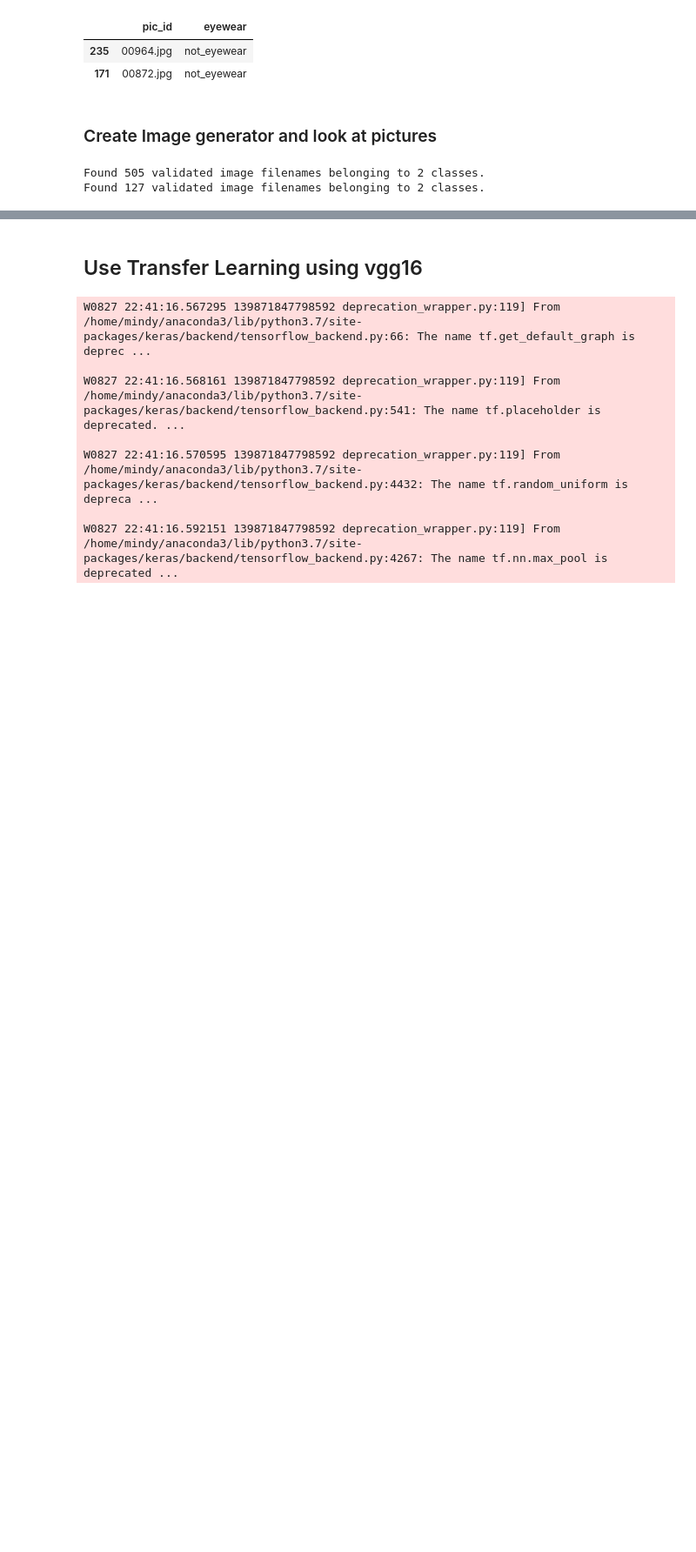
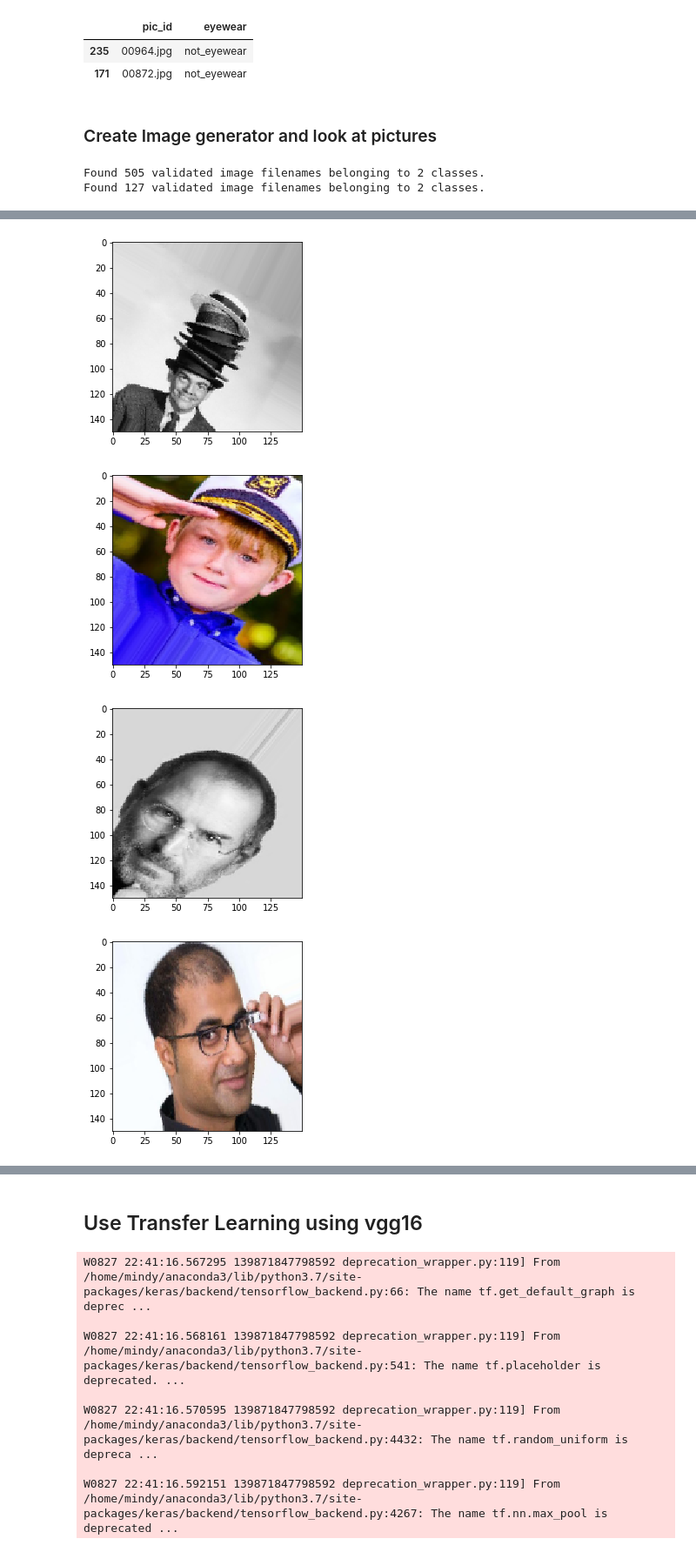
Before and after one commit to mzhou356/img2recommender, a Jupyter notebook: notebooks/image_processor.ipynb, the cells around one changed output, grey strips where cells are left out. Shown at 87% size. Saved outputs shown, nothing was run; the diff lists cells and outputs as text; code cells hidden in the pictures; blank space fills up the shorter version.

Commit message:
create showim function and save dataframes as pickles

```diff
--- a/notebooks/image_processor.ipynb
+++ b/notebooks/image_processor.ipynb
@@ -194,0 +177,15 @@ for i in range(65,86):
+# %%
+def show_imgs(data_gen, num, batch_size):
+    '''
+    input:
+    data_gen: from image_generation function
+    num: number of pictures to view
+    batch_size: consistent in image_generation function
+    output:
+    images of processed images
+    '''
+    random_images = np.random.choice(range(batch_size),num)
+    x, y = next(data_gen)
+    for image in random_images:
+        plt.imshow(x[image])
+        plt.show()
@@ -194,0 +198,7 @@ for i in range(65,86):
+# %%
+show_imgs(train, 10, 32)
+# %% [output]
+[figure, added]
+[figure, added]
+[figure, added]
+[figure, added]
```
Also changed, not shown: parts of 8 cells of this notebook.
